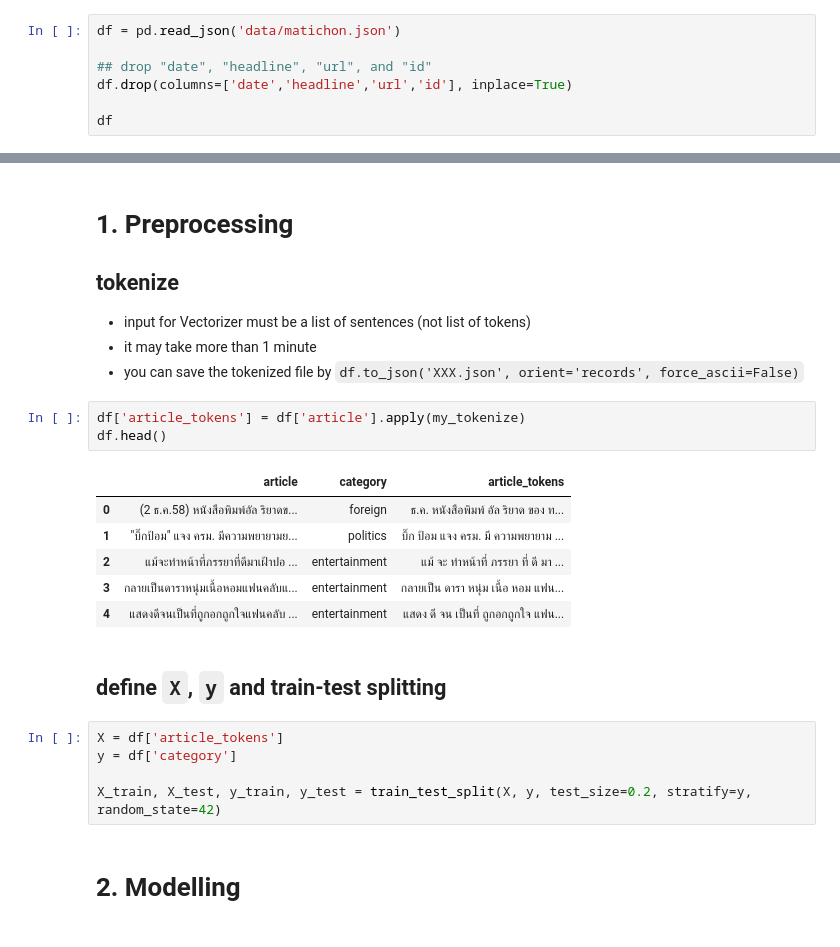
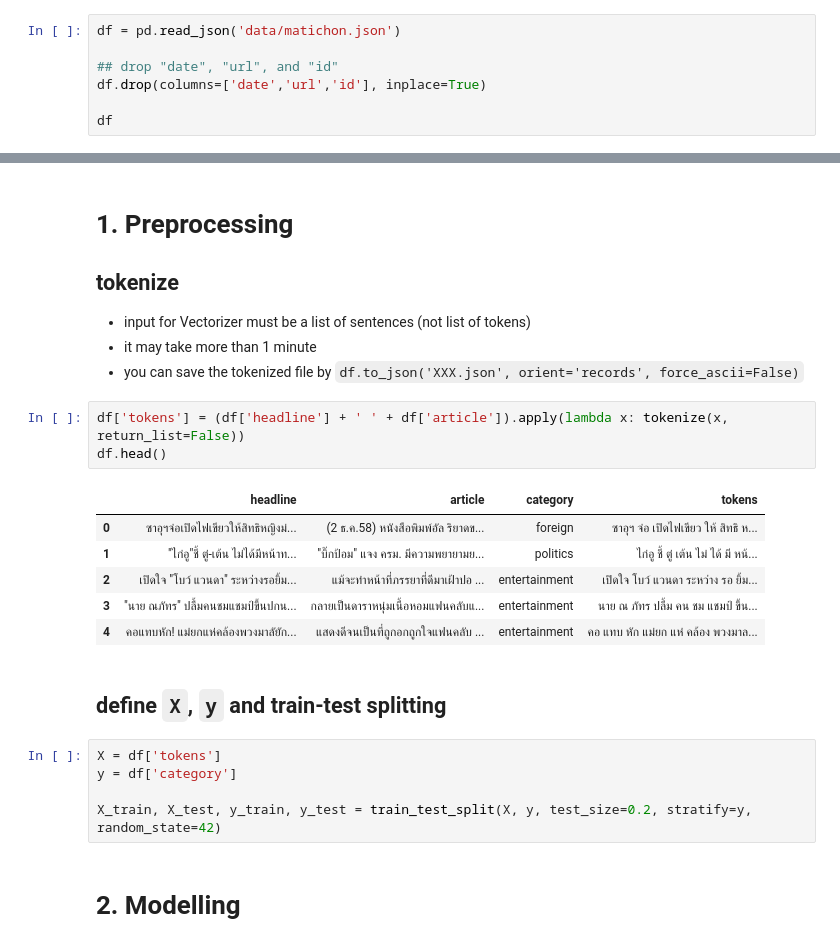
Before and after one commit to nozomiyamada/DSI3, a Jupyter notebook: Thai NLP Examples/text_classification_2_simpleNN.ipynb, the cells around one changed output, grey strips where cells are left out. Cells and saved outputs as stored; diff of their text form.

```diff
--- a/Thai NLP Examples/text_classification_2_simpleNN.ipynb
+++ b/Thai NLP Examples/text_classification_2_simpleNN.ipynb
@@ -64,8 +37,8 @@ def my_tokenize(text):
 # %%
 df = pd.read_json('data/matichon.json')
 
-## drop "date", "headline", "url", and "id"
-df.drop(columns=['date','headline','url','id'], inplace=True)
+## drop "date", "url", and "id"
+df.drop(columns=['date','url','id'], inplace=True)
 
 df
 # %% [output]
@@ -106,19 +80,19 @@ Name: category, dtype: int64
 - it may take more than 1 minute
 - you can save the tokenized file by `df.to_json('XXX.json', orient='records', force_ascii=False)`
 # %%
-df['article_tokens'] = df['article'].apply(my_tokenize)
+df['tokens'] = (df['headline'] + ' ' + df['article']).apply(lambda x: tokenize(x, return_list=False))
 df.head()
 # %% [output]
-|  | article | category | article_tokens |
-| 0 | (2 ธ.ค.58) หนังสือพิมพ์อัล ริยาดข... | foreign | ธ.ค. หนังสือพิมพ์ อัล ริยาด ของ ท... |
-| 1 | "บิ๊กป้อม" แจง ครม. มีความพยายามย... | politics | บิ๊ก ป้อม แจง ครม. มี ความพยายาม ... |
-| 2 | แม้จะทำหน้าที่ภรรยาที่ดีมาเฝ้าปอ ... | entertainment | แม้ จะ ทำหน้าที่ ภรรยา ที่ ดี มา ... |
-| 3 | กลายเป็นดาราหนุ่มเนื้อหอมแฟนคลับแ... | entertainment | กลายเป็น ดารา หนุ่ม เนื้อ หอม แฟน... |
-| 4 | แสดงดีจนเป็นที่ถูกอกถูกใจแฟนคลับ ... | entertainment | แสดง ดี จน เป็นที่ ถูกอกถูกใจ แฟน... |
+|  | headline | article | category | tokens |
+| 0 | ซาอุฯจ่อเปิดไฟเขียวให้สิทธิหญิงม่... | (2 ธ.ค.58) หนังสือพิมพ์อัล ริยาดข... | foreign | ซาอุฯ จ่อ เปิดไฟเขียว ให้ สิทธิ ห... |
+| 1 | "ไก่อู"ชี้ ตู่-เต้น ไม่ได้มีหน้าท... | "บิ๊กป้อม" แจง ครม. มีความพยายามย... | politics | ไก่อู ชี้ ตู่ เต้น ไม่ ได้ มี หน้... |
+| 2 | เปิดใจ "โบว์ แวนดา" ระหว่างรอยิ้ม... | แม้จะทำหน้าที่ภรรยาที่ดีมาเฝ้าปอ ... | entertainment | เปิดใจ โบว์ แวนดา ระหว่าง รอ ยิ้ม... |
+| 3 | "นาย ณภัทร" ปลื้มคนชมแชมป์ขึ้นปกน... | กลายเป็นดาราหนุ่มเนื้อหอมแฟนคลับแ... | entertainment | นาย ณ ภัทร ปลื้ม คน ชม แชมป์ ขึ้น... |
+| 4 | คอแทบหัก! แม่ยกแห่คล้องพวงมาลัยัก... | แสดงดีจนเป็นที่ถูกอกถูกใจแฟนคลับ ... | entertainment | คอ แทบ หัก แม่ยก แห่ คล้อง พวงมาล... |
 # %% [markdown]
 ## define `X`, `y` and train-test splitting
 # %%
-X = df['article_tokens']
+X = df['tokens']
 y = df['category']
 
 X_train, X_test, y_train, y_test = train_test_split(X, y, test_size=0.2, stratify=y, random_state=42)
```
Also changed, not shown: parts of 9 cells of this notebook, 11 other files.
